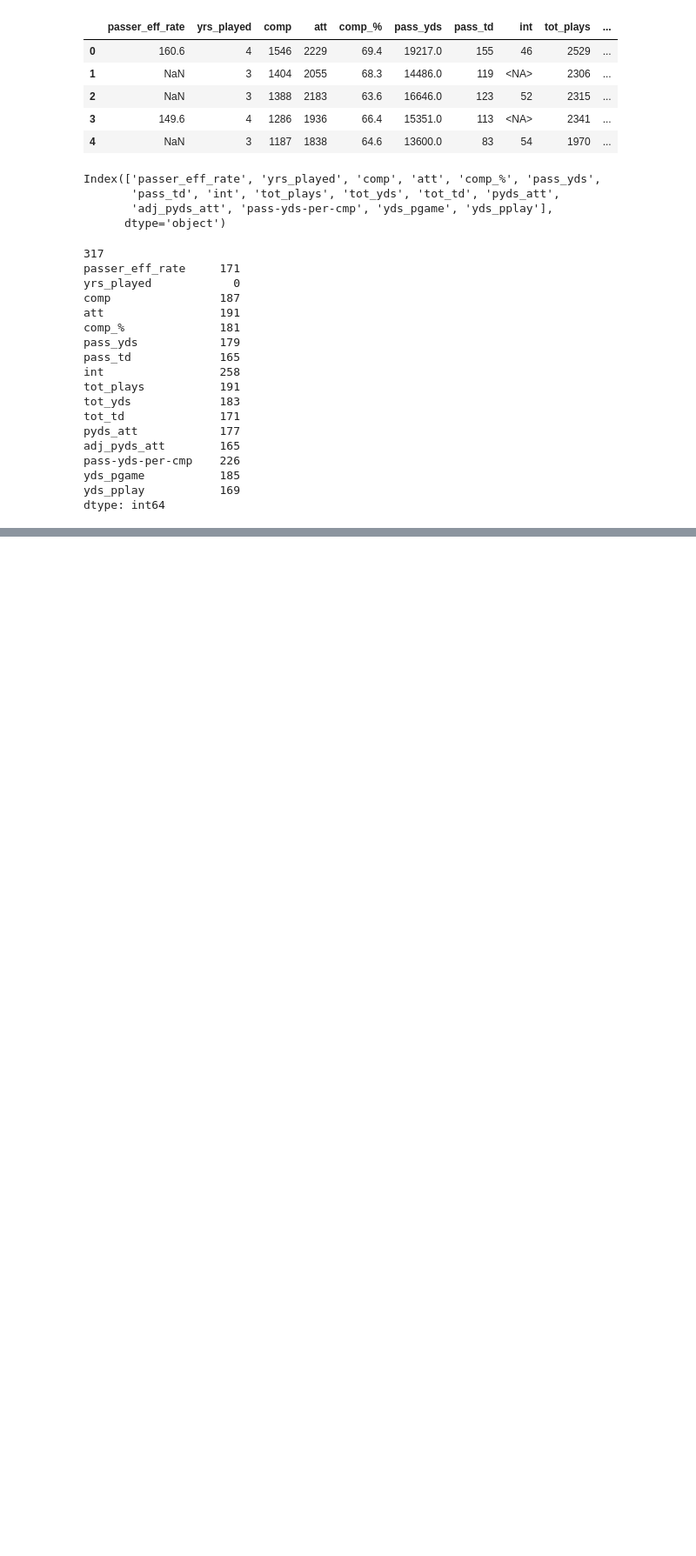
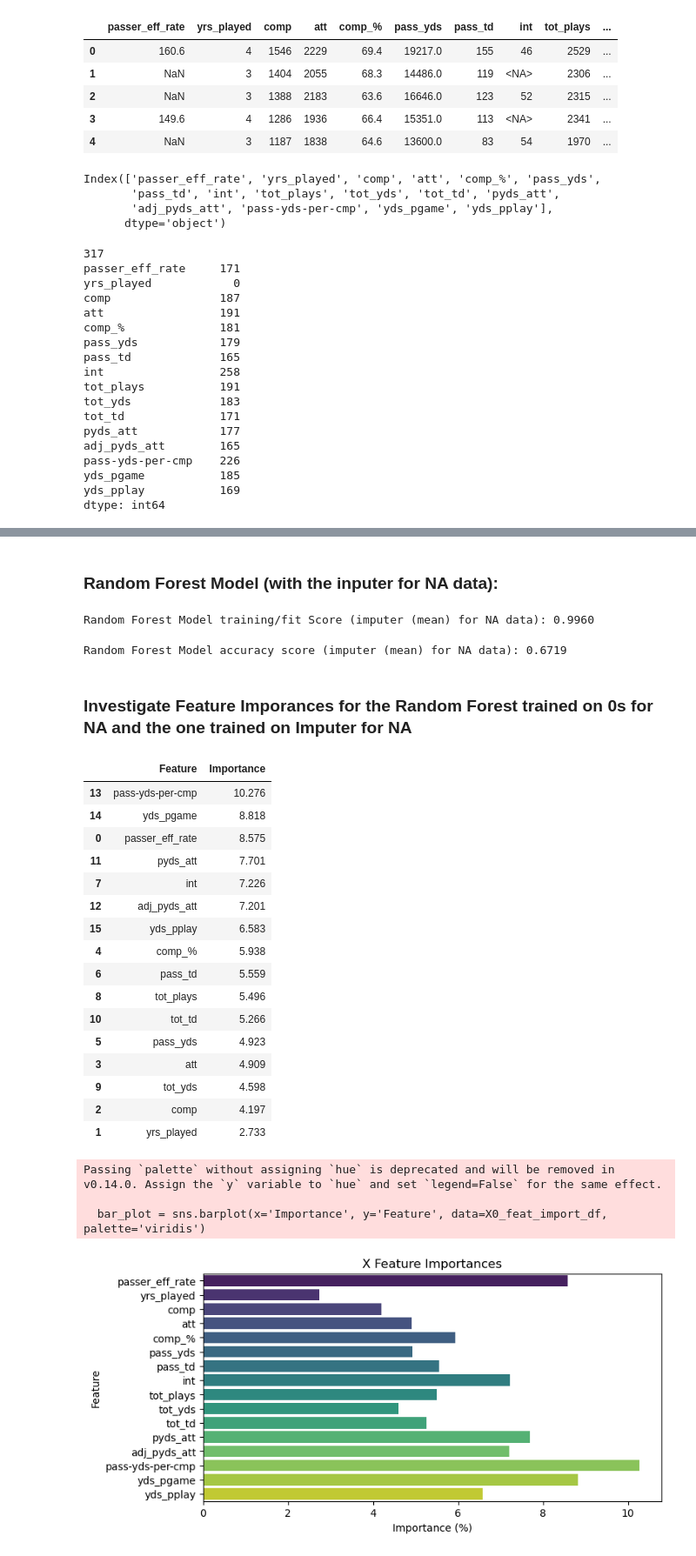
Before and after one commit to willablackmon/nfl_quarterback_draft, a Jupyter notebook: Modeling/cfb_nfl_stat_study.ipynb, the cells around one changed output, grey strips where cells are left out. Shown at 87% size. Cells and saved outputs as stored; diff of their text form; code cells hidden in the pictures; blank space fills up the shorter version.

```diff
--- a/Modeling/cfb_nfl_stat_study.ipynb
+++ b/Modeling/cfb_nfl_stat_study.ipynb
@@ -171,7 +187,7 @@ from sklearn.model_selection import train_test_split
 from sklearn.metrics import accuracy_score
 
 # Split the data into X_train, X_test, y_train, y_test
-X0_train, X0_test, y0_train, y0_test = train_test_split(X0, y, random_state=1)
+X0_train, X0_test, y0_train, y0_test = train_test_split(X0, y, test_size=0.2, random_state=42)
 # %%
 from sklearn.preprocessing import StandardScaler
 
@@ -184,7 +200,3 @@ X0_scaler.fit(X0_train)
 # Scale the TRAINING DATA and TEST DATA SEPARATELY with the Transform Function
 X0_train_scaled = X0_scaler.transform(X0_train)
 X0_test_scaled = X0_scaler.transform(X0_test)
-# %%
-# Scale the TRAINING DATA and TEST DATA SEPARATELY with the Transform Function
-X0_train_scaled = X0_scaler.transform(X0_train)
-X0_test_scaled = X0_scaler.transform(X0_test)
@@ -210,0 +350,8 @@ LogReg Model Training/Fit score: 0.6793
+# %%
+# Train a Random Forest Classifier model and print the model score
+from sklearn.ensemble import RandomForestClassifier
+# Train the Random Forest model
+rfc0 = RandomForestClassifier(random_state=13, n_estimators=500). \
+                    fit(X0_train_scaled, y0_train)
+# Evaluate the Training model
+print(f'Random Forest Model training/fit Score (0 for NA data): {rfc0.score(X0_train_scaled, y0_train):.4f}')
@@ -210,0 +367,21 @@ LogReg Model Training/Fit score: 0.6793
+# %% [markdown]
+### Random Forest Model (with the inputer for NA data):
+# %%
+# Train a Random Forest Classifier model and print the model score
+from sklearn.ensemble import RandomForestClassifier
+# Train the Random Forest model
+rfci = RandomForestClassifier(random_state=13, n_estimators=500). \
+                    fit(Xi_train_scaled, yi_train)
+# Evaluate the Training model
+print(f'Random Forest Model training/fit Score (imputer (mean) for NA data): {rfci.score(Xi_train_scaled, yi_train):.4f}')
+# %% [output]
+Random Forest Model training/fit Score (imputer (mean) for NA data): 0.9960
+# %%
+# Make y predictions and calc the accuracy score by evaluating the y predictions vs. the y_test values
+yi_preds = rfci.predict(Xi_test_scaled)
+acc_scorei = accuracy_score(yi_test, yi_preds)  # actual, predicted
+print(f'Random Forest Model accuracy score (imputer (mean) for NA data): {acc_scorei:.4f}')
+# %% [output]
+Random Forest Model accuracy score (imputer (mean) for NA data): 0.6719
+# %% [markdown]
+### Investigate Feature Imporances for the Random Forest trained on 0s for NA and the one trained on Imputer for NA
@@ -210,0 +392,41 @@ LogReg Model Training/Fit score: 0.6793
+# %%
+# Investigate Feature Imporances for the Random Forest trained on 0s for NA
+# rfc0 is your trained Random Forest model and X0 is your DataFrame
+importances_0 = np.round(rfc0.feature_importances_ * 100, 3)  # Get importances in %
+feature_names_0 = X0.columns  # Get feature names
+
+# Create a DataFrame for feature importances
+X0_feat_import_df = pd.DataFrame({'Feature': feature_names_0, 'Importance': importances_0})
+
+# Display sorted feature importances
+display(X0_feat_import_df.sort_values(by='Importance', ascending=False))
+
+# Visualize with Seaborn bar chart of Feature Importance
+plt.figure(figsize=(8, 4))  # Width=8, Height=4
+bar_plot = sns.barplot(x='Importance', y='Feature', data=X0_feat_import_df, palette='viridis')
+plt.xlabel('Importance (%)')
+plt.ylabel('Feature')
+plt.title('X Feature Importances')
+plt.show()
+# %% [output]
+|  | Feature | Importance |
+| 13 | pass-yds-per-cmp | 10.276 |
+| 14 | yds_pgame | 8.818 |
+| 0 | passer_eff_rate | 8.575 |
+| 11 | pyds_att | 7.701 |
+| 7 | int | 7.226 |
+| 12 | adj_pyds_att | 7.201 |
+| 15 | yds_pplay | 6.583 |
+| 4 | comp_% | 5.938 |
+| 6 | pass_td | 5.559 |
+| 8 | tot_plays | 5.496 |
+| 10 | tot_td | 5.266 |
+| 5 | pass_yds | 4.923 |
+| 3 | att | 4.909 |
+| 9 | tot_yds | 4.598 |
+| 2 | comp | 4.197 |
+| 1 | yrs_played | 2.733 |
+Passing `palette` without assigning `hue` is deprecated and will be removed in v0.14.0. Assign the `y` variable to `hue` and set `legend=False` for the same effect.
+
+  bar_plot = sns.barplot(x='Importance', y='Feature', data=X0_feat_import_df, palette='viridis')
+[figure, added]
```
Also changed, not shown: parts of 25 cells of this notebook, 3 other files.
